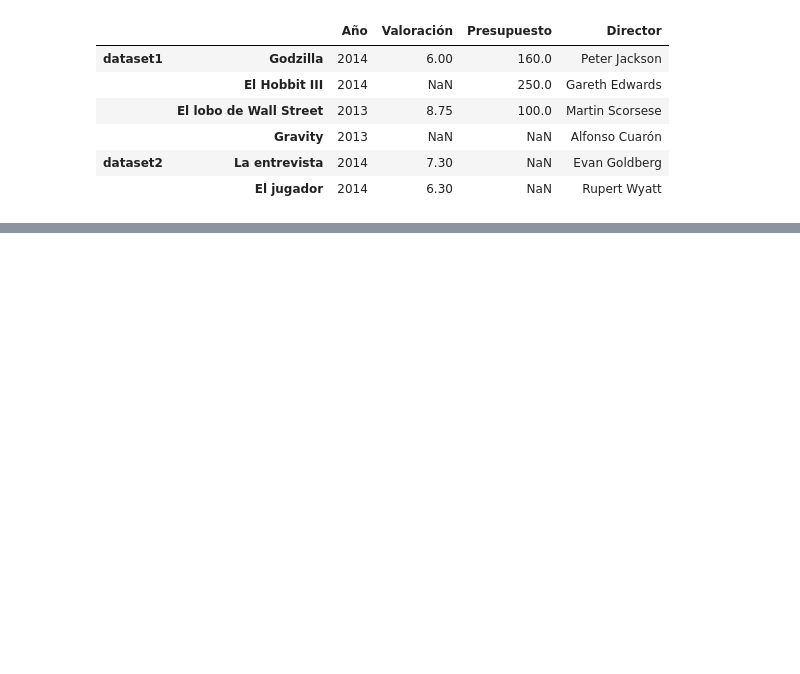
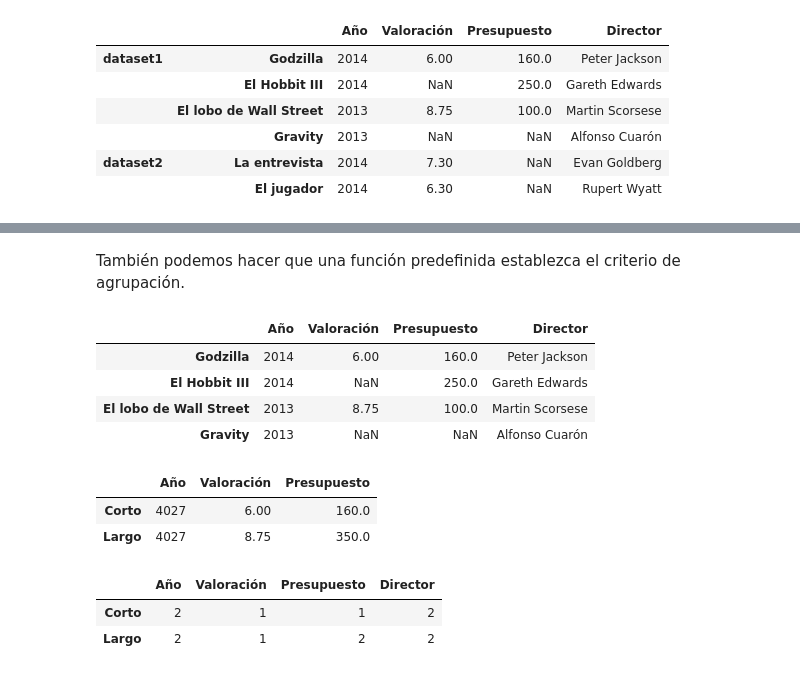
Before and after one commit to yanaySG/proyecto_python_AFI, a Jupyter notebook: Lecciones/3-pandas-notebooks/4. Preparacion y exploracion de datos.ipynb, the cells around one changed output, grey strips where cells are left out. Drawn from its saved outputs; the diff is of its cells as text; code cells hidden in the pictures; blank space fills up the shorter version.

```diff
--- a/Lecciones/3-pandas-notebooks/4. Preparacion y exploracion de datos.ipynb
+++ b/Lecciones/3-pandas-notebooks/4. Preparacion y exploracion de datos.ipynb
@@ -703,0 +743,24 @@ pd.concat([peliculas,peliculas2], axis=1, keys=['dataset1', 'dataset2'])
+# %% [markdown]
+También podemos hacer que una función predefinida establezca el criterio de agrupación.
+# %%
+def titulo_largo(elemento):
+    if len(elemento) > 10:
+        return 'Largo'
+    else:
+        return 'Corto'
+
+display(peliculas)
+display(peliculas.groupby(titulo_largo).sum())
+display(peliculas.groupby(titulo_largo).count())
+# %% [output]
+|  | Año | Valoración | Presupuesto | Director |
+| Godzilla | 2014 | 6.00 | 160.0 | Peter Jackson |
+| El Hobbit III | 2014 | NaN | 250.0 | Gareth Edwards |
+| El lobo de Wall Street | 2013 | 8.75 | 100.0 | Martin Scorsese |
+| Gravity | 2013 | NaN | NaN | Alfonso Cuarón |
+|  | Año | Valoración | Presupuesto |
+| Corto | 4027 | 6.00 | 160.0 |
+| Largo | 4027 | 8.75 | 350.0 |
+|  | Año | Valoración | Presupuesto | Director |
+| Corto | 2 | 1 | 1 | 2 |
+| Largo | 2 | 1 | 2 | 2 |
```
Also changed, not shown: parts of 10 cells of this notebook.
